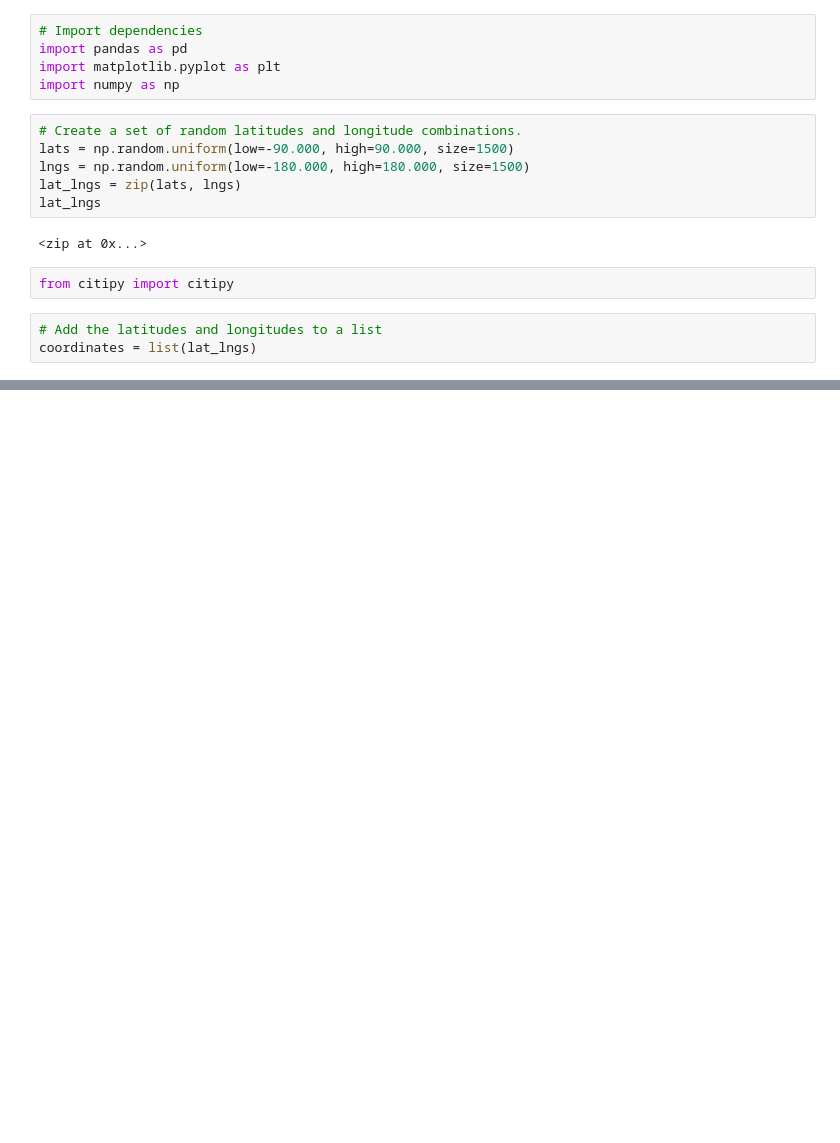
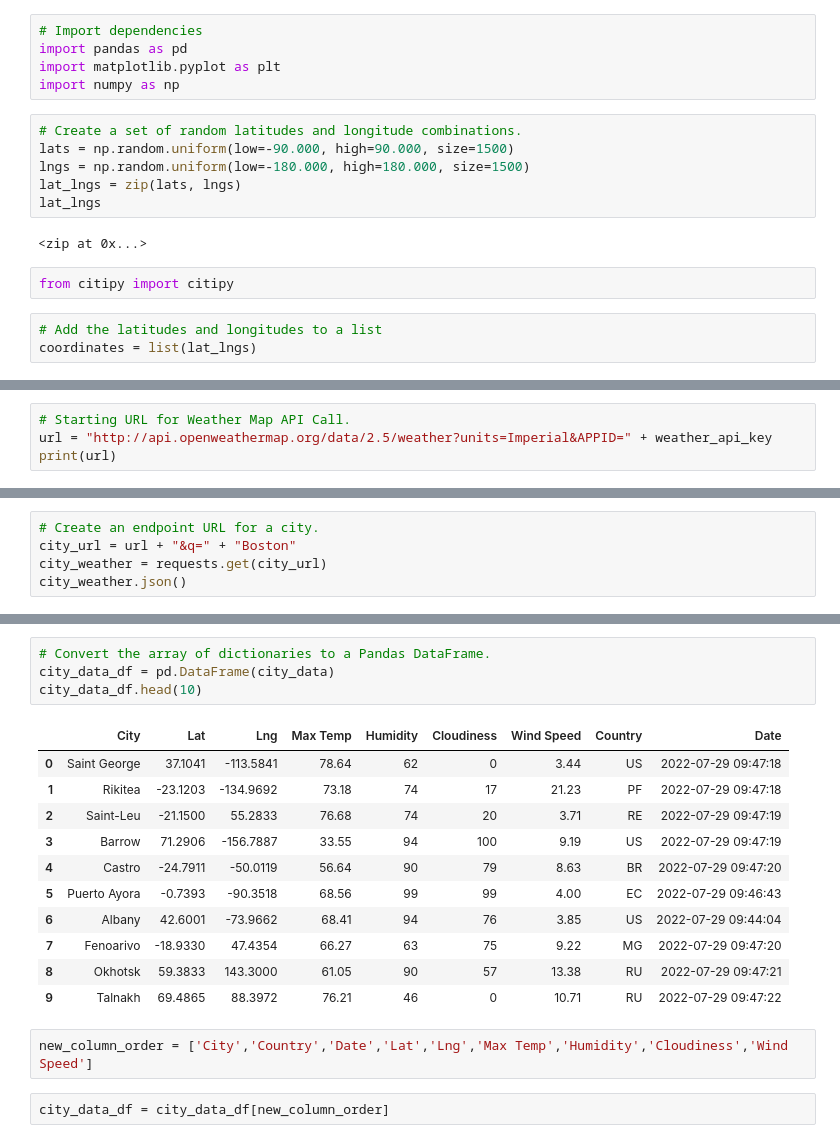
Before and after one commit to googlecloudlab/World_Weather_Analysis, a Jupyter notebook: WeatherPy.ipynb, the cells around one changed output, grey strips where cells are left out. Saved outputs shown, nothing was run; the diff lists cells and outputs as text; blank space fills up the shorter version.

Commit message:
Retrieved data from weather API'

```diff
--- a/WeatherPy.ipynb
+++ b/WeatherPy.ipynb
@@ -32,0 +39,4 @@ len(cities)
+# %%
+# Starting URL for Weather Map API Call.
+url = "http://api.openweathermap.org/data/2.5/weather?units=Imperial&APPID=" + weather_api_key
+print(url)
@@ -32,0 +45,5 @@ len(cities)
+# %%
+# Create an endpoint URL for a city.
+city_url = url + "&q=" + "Boston"
+city_weather = requests.get(city_url)
+city_weather.json()
@@ -32,0 +176,20 @@ len(cities)
+# %%
+# Convert the array of dictionaries to a Pandas DataFrame.
+city_data_df = pd.DataFrame(city_data)
+city_data_df.head(10)
+# %% [output]
+|  | City | Lat | Lng | Max Temp | Humidity | Cloudiness | Wind Speed | Country | Date |
+| 0 | Saint George | 37.1041 | -113.5841 | 78.64 | 62 | 0 | 3.44 | US | 2022-07-29 09:47:18 |
+| 1 | Rikitea | -23.1203 | -134.9692 | 73.18 | 74 | 17 | 21.23 | PF | 2022-07-29 09:47:18 |
+| 2 | Saint-Leu | -21.1500 | 55.2833 | 76.68 | 74 | 20 | 3.71 | RE | 2022-07-29 09:47:19 |
+| 3 | Barrow | 71.2906 | -156.7887 | 33.55 | 94 | 100 | 9.19 | US | 2022-07-29 09:47:19 |
+| 4 | Castro | -24.7911 | -50.0119 | 56.64 | 90 | 79 | 8.63 | BR | 2022-07-29 09:47:20 |
+| 5 | Puerto Ayora | -0.7393 | -90.3518 | 68.56 | 99 | 99 | 4.00 | EC | 2022-07-29 09:46:43 |
+| 6 | Albany | 42.6001 | -73.9662 | 68.41 | 94 | 76 | 3.85 | US | 2022-07-29 09:44:04 |
+| 7 | Fenoarivo | -18.9330 | 47.4354 | 66.27 | 63 | 75 | 9.22 | MG | 2022-07-29 09:47:20 |
+| 8 | Okhotsk | 59.3833 | 143.3000 | 61.05 | 90 | 57 | 13.38 | RU | 2022-07-29 09:47:21 |
+| 9 | Talnakh | 69.4865 | 88.3972 | 76.21 | 46 | 0 | 10.71 | RU | 2022-07-29 09:47:22 |
+# %%
+new_column_order = ['City','Country','Date','Lat','Lng','Max Temp','Humidity','Cloudiness','Wind Speed']
+# %%
+city_data_df = city_data_df[new_column_order]
```
Also changed, not shown: parts of 11 cells of this notebook, 4 other files.
